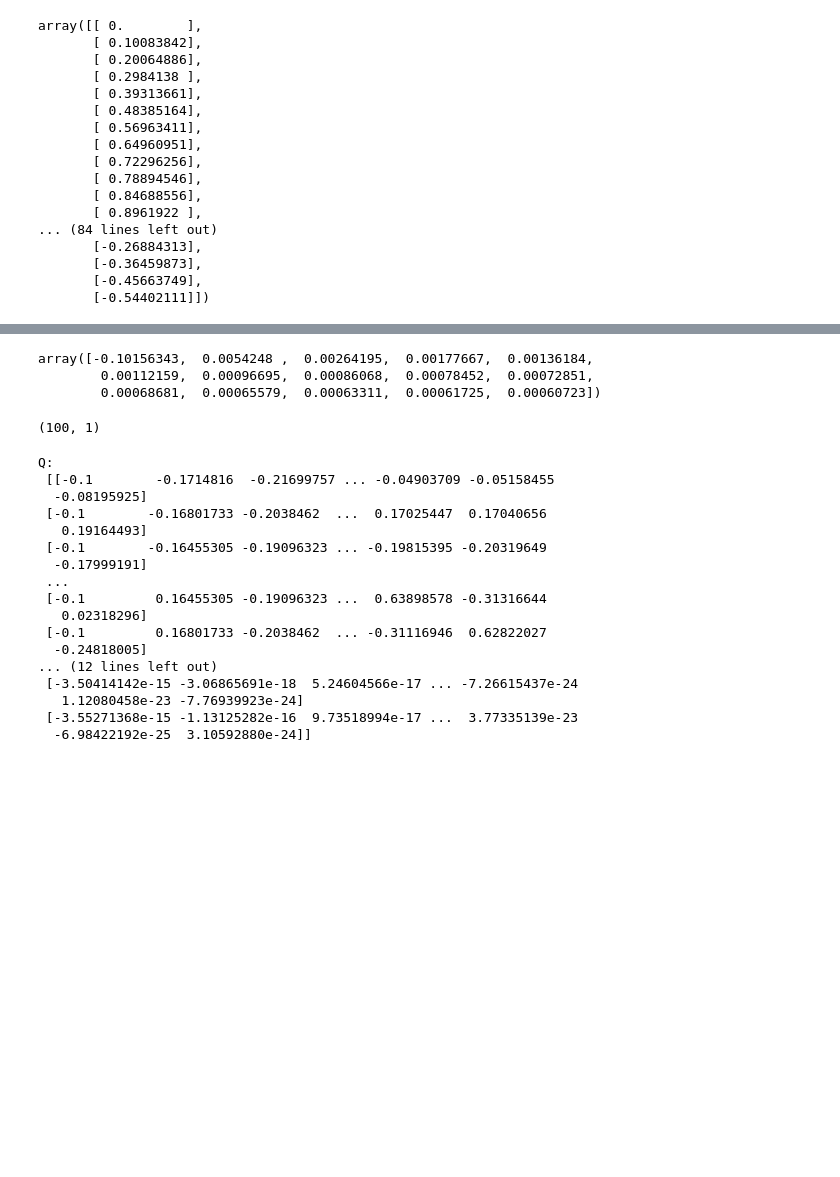
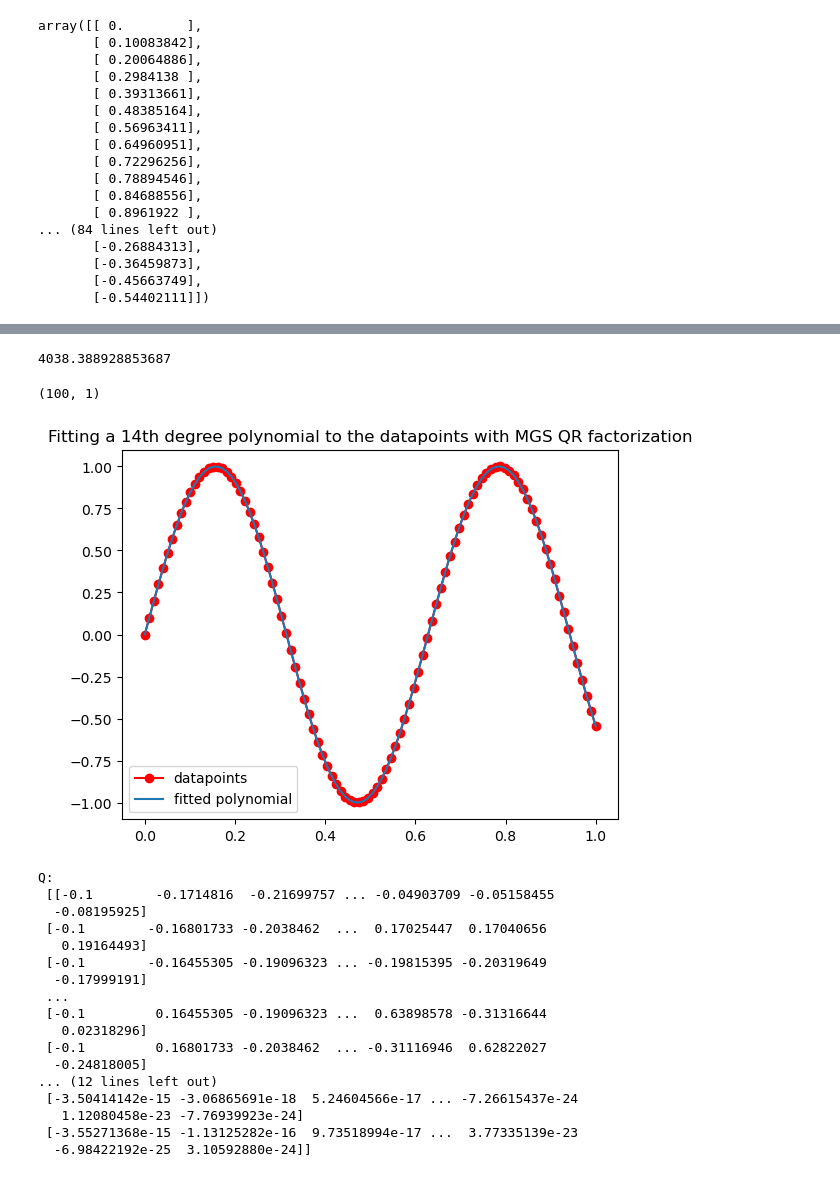
Before and after one commit to lochansurya/NLA, a Jupyter notebook: NLA/Assignment-4/QR.ipynb, the cells around one changed output, grey strips where cells are left out. Saved outputs shown, nothing was run; the diff lists cells and outputs as text; code cells hidden in the pictures; blank space fills up the shorter version.

```diff
--- a/NLA/Assignment-4/QR.ipynb
+++ b/NLA/Assignment-4/QR.ipynb
@@ -136,0 +138,24 @@ array([[  1.98427166,   3.37661545,   3.19361141,   3.03098817,
+# %%
+import numpy as np
+
+
+def qr_mgs_decompose(matrix: np.array) -> (np.array, np.array):
+    """
+    For n x m matrix return Q1 and R1 components of QR decomposition using
+    the modified Gram-Schmidt process, where R1 is n x n upper triangular
+    and Q1 is m x n and have orthogonal columns.
+    """
+    n = matrix.shape[1]
+    q1 = np.array(matrix, dtype='float64')
+    r1 = np.zeros((n, n))
+    for k in range(n):
+        a_k = q1[..., k]
+        r1[k,k] = np.linalg.norm(a_k)
+        a_k /= r1[k, k]
+        for i in range(k+1, n):
+            a_i = q1[..., i]
+            r1[k,i] = np.transpose(a_k) @ a_i
+            a_i -= r1[k, i] * a_k
+    return q1, r1
+
+Q_,R_= qr_mgs_decompose(A)
@@ -157,20 +188,38 @@ def back_substitution(R,b):
 # %%
 """solve the least squares problem using the QR factorization"""
 def least_squares(A,b):
-    Q,R = MGS_qr_factorization(A)
+    Q,R = qr_mgs_decompose(A)
     return back_substitution(R, Q.T @ b)
 # %%
 x = least_squares(A,b)
 x
+np.linalg.norm(x-coeff,2)
 # %% [output]
-array([-0.10156343,  0.0054248 ,  0.00264195,  0.00177667,  0.00136184,
-        0.00112159,  0.00096695,  0.00086068,  0.00078452,  0.00072851,
-        0.00068681,  0.00065579,  0.00063311,  0.00061725,  0.00060723])
+4038.388928853687
 # %%
 b_=A@x
 b.shape
 # %% [output]
 (100, 1)
+# %%
+"""fit the 14th degree polynomial to the datapoints"""
+def polynomial(coeff_, degree):
+    p=coeff_[0]
+    for i in range(1,degree+1):
+        p+=coeff_[i]*(t**i)
+    return p
+
+p=polynomial(x,14)
+# %%
+"""plot the datapoints and the fitted polynomial"""
+plt.plot(t,y,"r-o",label='datapoints')
+plt.plot(t,p, label='fitted polynomial')
+plt.legend()
+plt.title("Fitting a 14th degree polynomial to the datapoints with MGS QR factorization")
+plt.savefig('MGSpoly.png')
+plt.show()
+# %% [output]
+[figure, added]
 # %%
 import numpy as np
 
```
Also changed, not shown: parts of 8 cells of this notebook, 1 other file.
